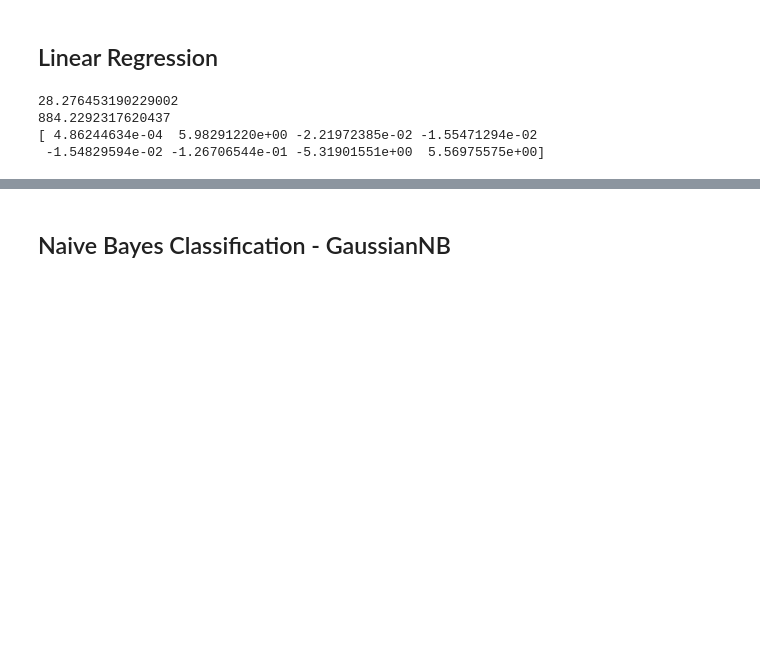
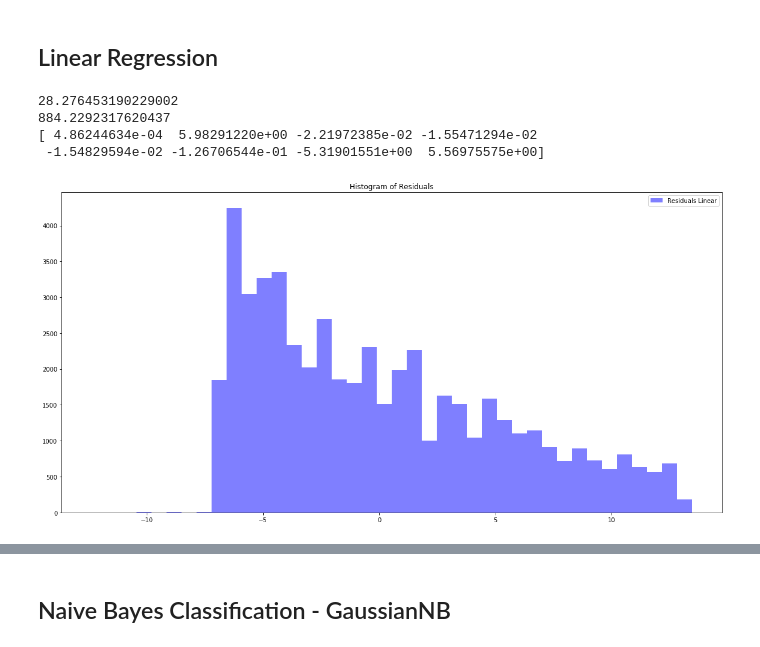
Before and after one commit to yizheshexin/cs542_final_project, a Jupyter notebook: Boston_Crime_ML.ipynb, the cells around one changed output, grey strips where cells are left out. Drawn from its saved outputs; the diff is of its cells as text; code cells hidden in the pictures; blank space fills up the shorter version.

```diff
--- a/Boston_Crime_ML.ipynb
+++ b/Boston_Crime_ML.ipynb
@@ -351,3 +372,13 @@ print(linearRegression.coef_)
 884.2292317620437
 [ 4.86244634e-04  5.98291220e+00 -2.21972385e-02 -1.55471294e-02
  -1.54829594e-02 -1.26706544e-01 -5.31901551e+00  5.56975575e+00]
+# %%
+%matplotlib inline
+from matplotlib import pyplot as plt
+f, ax = plt.subplots(figsize=(16, 8))
+f.tight_layout()
+ax.hist(Y_test - Y_pred,bins=40, label='Residuals Linear', color='b', alpha=.5);
+ax.set_title("Histogram of Residuals")
+ax.legend(loc='best');
+# %% [output]
+[figure, added]
```
Also changed, not shown: parts of 10 cells of this notebook, 1 other file.
